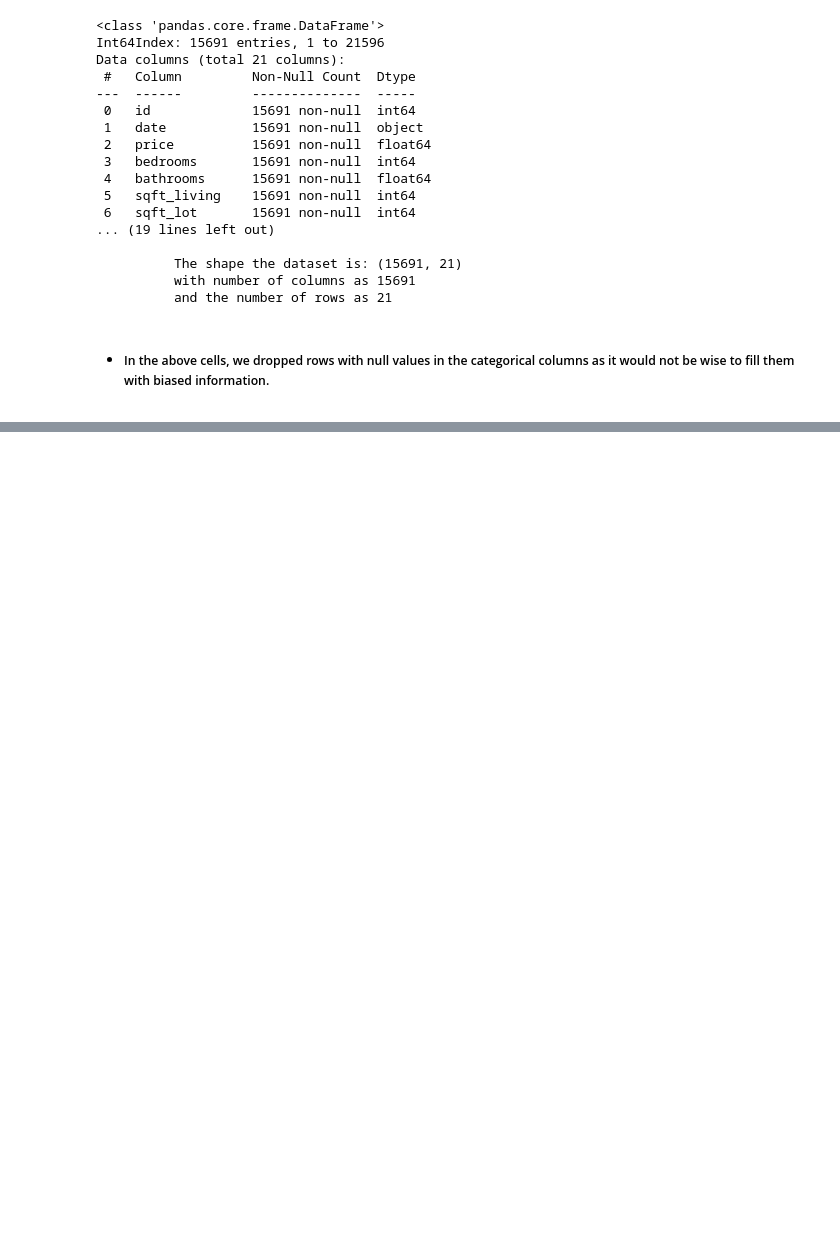
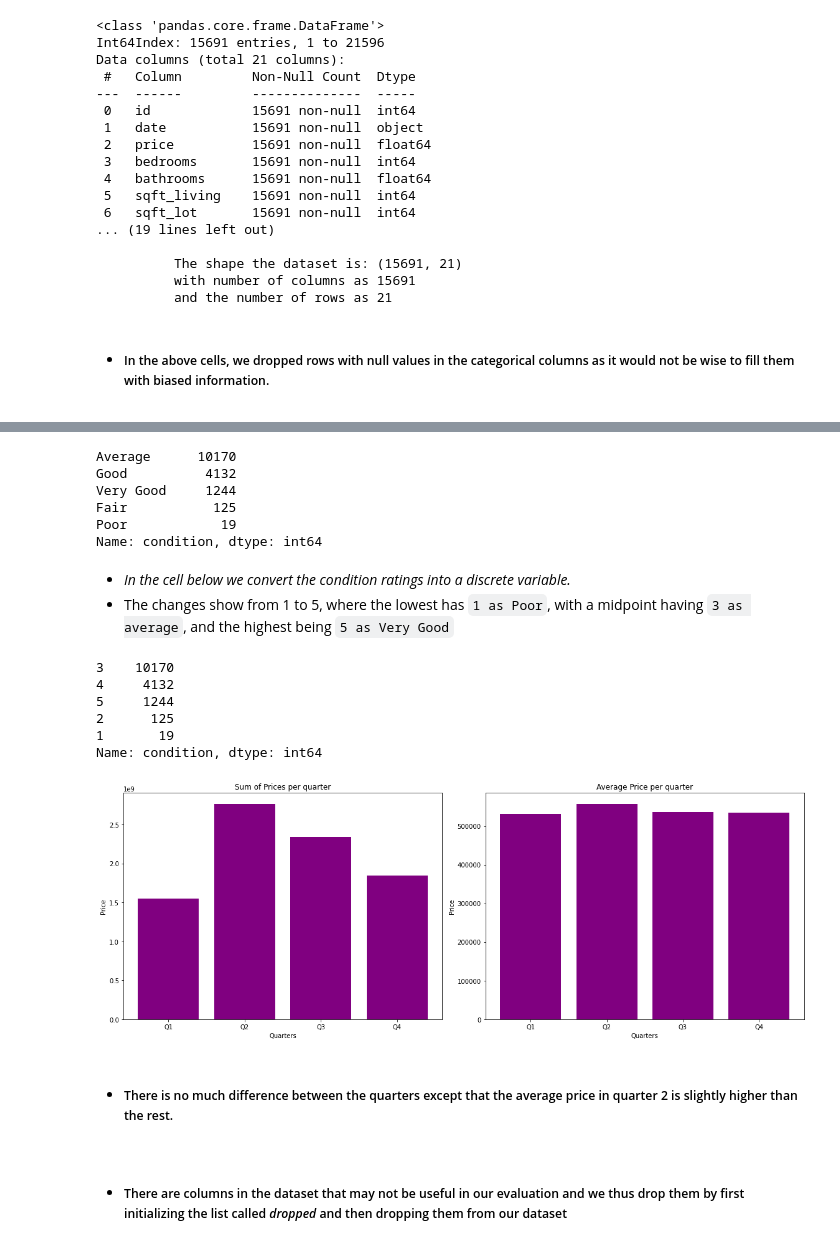
Before and after one commit to learn-co-curriculum/dsc-phase-2-project-v2-3, a Jupyter notebook: student.ipynb, the cells around one changed output, grey strips where cells are left out. Drawn from its saved outputs; the diff is of its cells as text; code cells hidden in the pictures; blank space fills up the shorter version.

```diff
--- a/student.ipynb
+++ b/student.ipynb
@@ -288,0 +312,68 @@ Data columns (total 21 columns):
+# %%
+df = df[df["bedrooms"] < 33]
+# %%
+df.condition.value_counts()
+# %% [output]
+Average      10170
+Good          4132
+Very Good     1244
+Fair           125
+Poor            19
+Name: condition, dtype: int64
+# %% [markdown]
+* *In the cell below we convert the condition ratings into a discrete variable.*
+* The changes show from 1 to 5, where the lowest has ``1 as Poor``, with a midpoint having ``3 as average``, and the highest being ``5 as Very Good``
+# %%
+to_replace = {"Poor": 1, "Fair": 2,"Average": 3, "Good": 4, "Very Good": 5}
+df.condition = df.condition.map(to_replace)
+df.condition.value_counts()
+# %% [output]
+3    10170
+4     4132
+5     1244
+2      125
+1       19
+Name: condition, dtype: int64
+# %%
+# Converting 'date' column to date-time format
+df['date'] = pd.to_datetime(df['date'])
+df['month'] = df['date'].dt.month.astype(str)
+
+# Converting to quartes
+def replace_quarters(x):
+    """A bit complex but simple function to demarcate months into quarters"""
+    x = int(x)
+    if x <= 3:
+        str_ = str(x).replace(str(x), "Q1")
+    elif 4 <= x <= 6:
+        str_ = str(x).replace(str(x), "Q2")
+    elif 7 <= x <= 9:
+        str_ = str(x).replace(str(x), "Q3")
+    elif 10 <= x <= 12:
+        str_ = str(x).replace(str(x), "Q4")
+
+    return str_
+
+# Replacing in the column
+df["month"] = df['month'].map(replace_quarters)
+
+# Visualizing
+fig, ax = plt.subplots(figsize=(16,6), ncols=2)
+
+plot_sum = df.groupby("month")["price"].sum()
+plot_mean = df.groupby("month")["price"].mean()
+
+ax[0].bar(plot_sum.index, plot_sum.values, color='purple')
+ax[1].bar(plot_mean.index, plot_mean.values, color='purple')
+
+ax[0].set(ylabel='Price', xlabel='Quarters', title='Sum of Prices per quarter')
+ax[1].set(ylabel='Price', xlabel='Quarters', title='Average Price per quarter')
+
+plt.tight_layout()
+plt.show()
+# %% [output]
+[figure, added]
+# %% [markdown]
+* ##### There is no much difference between the quarters except that the average price in quarter 2 is slightly higher than the rest.
+# %% [markdown]
+* ##### There are columns in the dataset that may not be useful in our evaluation and we thus drop them by first initializing the list called *dropped* and then dropping them from our dataset
```
Also changed, not shown: parts of 25 cells of this notebook.
